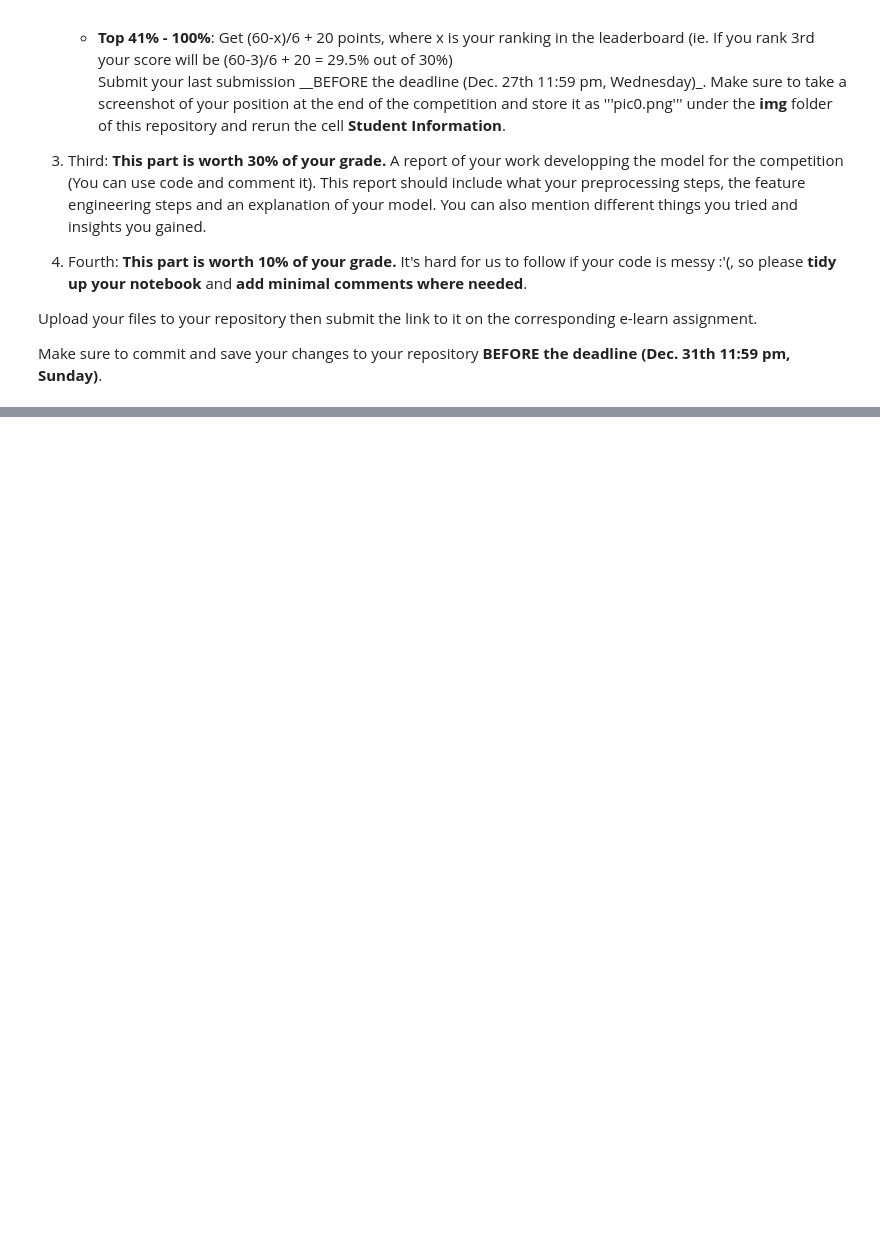
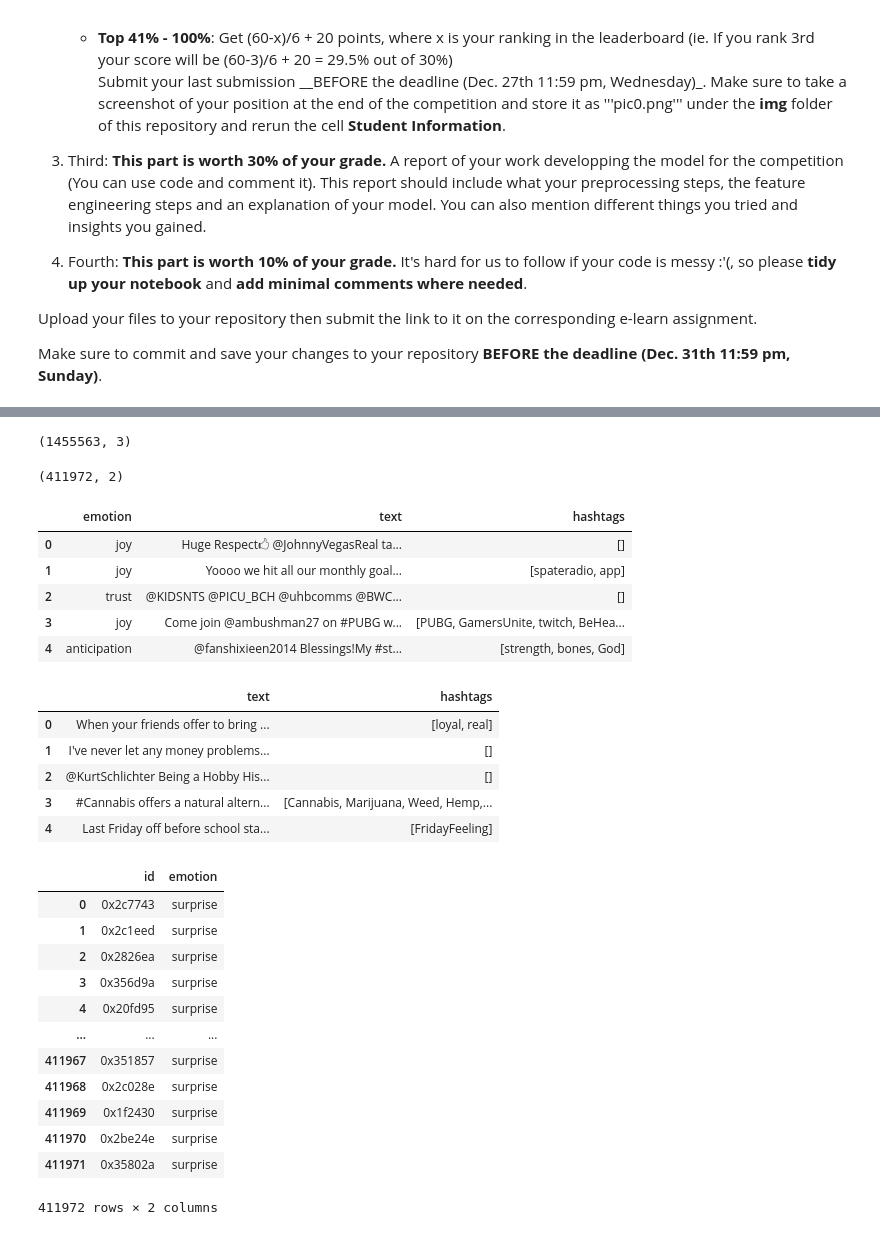
Before and after one commit to losh0427/DM2023-Lab2-Master, a Jupyter notebook: Homework/DM2023-Lab2-Homework.ipynb, the cells around one changed output, grey strips where cells are left out. Saved outputs shown, nothing was run; the diff lists cells and outputs as text; code cells hidden in the pictures; blank space fills up the shorter version.

```diff
--- a/Homework/DM2023-Lab2-Homework.ipynb
+++ b/Homework/DM2023-Lab2-Homework.ipynb
@@ -39,0 +92,5 @@ Make sure to commit and save your changes to your repository __BEFORE the deadli
+# %%
+data_id = pd.read_csv(data_id_path)
+emotion = pd.read_csv(emotion_path)
+sample_submission = pd.read_csv(sample_submission_path)
+tweets = pd.read_json(tweets_path, lines=True)
@@ -39,0 +158,47 @@ Make sure to commit and save your changes to your repository __BEFORE the deadli
+# %%
+
+#merge into training_df and testing_df
+training_df = pd.merge(train_tweets, emotion, on='id')
+training_df = pd.merge(training_df, tweets_source, on='id')
+testing_df = pd.merge(sample_submission, tweets_source, on='id')
+
+#drop emotion in testing_df
+testing_df = testing_df.drop(['emotion'], axis=1)
+#drop id in training_df and testing_df
+training_df = training_df.drop(['id'], axis=1)
+testing_df = testing_df.drop(['id'], axis=1)
+
+
+display(training_df.shape)
+display(testing_df.shape)
+display(training_df.head())
+display(testing_df.head())
+display(sample_submission)
+# %% [output]
+(1455563, 3)
+(411972, 2)
+|  | emotion | text | hashtags |
+| 0 | joy | Huge Respect🖒 @JohnnyVegasReal ta... | [] |
+| 1 | joy | Yoooo we hit all our monthly goal... | [spateradio, app] |
+| 2 | trust | @KIDSNTS @PICU_BCH @uhbcomms @BWC... | [] |
+| 3 | joy | Come join @ambushman27 on #PUBG w... | [PUBG, GamersUnite, twitch, BeHea... |
+| 4 | anticipation | @fanshixieen2014 Blessings!My #st... | [strength, bones, God] |
+|  | text | hashtags |
+| 0 | When your friends offer to bring ... | [loyal, real] |
+| 1 | I've never let any money problems... | [] |
+| 2 | @KurtSchlichter Being a Hobby His... | [] |
+| 3 | #Cannabis offers a natural altern... | [Cannabis, Marijuana, Weed, Hemp,... |
+| 4 | Last Friday off before school sta... | [FridayFeeling] |
+|  | id | emotion |
+| 0 | 0x2c7743 | surprise |
+| 1 | 0x2c1eed | surprise |
+| 2 | 0x2826ea | surprise |
+| 3 | 0x356d9a | surprise |
+| 4 | 0x20fd95 | surprise |
+| ... | ... | ... |
+| 411967 | 0x351857 | surprise |
+| 411968 | 0x2c028e | surprise |
+| 411969 | 0x1f2430 | surprise |
+| 411970 | 0x2be24e | surprise |
+| 411971 | 0x35802a | surprise |
+411972 rows × 2 columns
```
Also changed, not shown: parts of 35 cells of this notebook, 5 other files.
